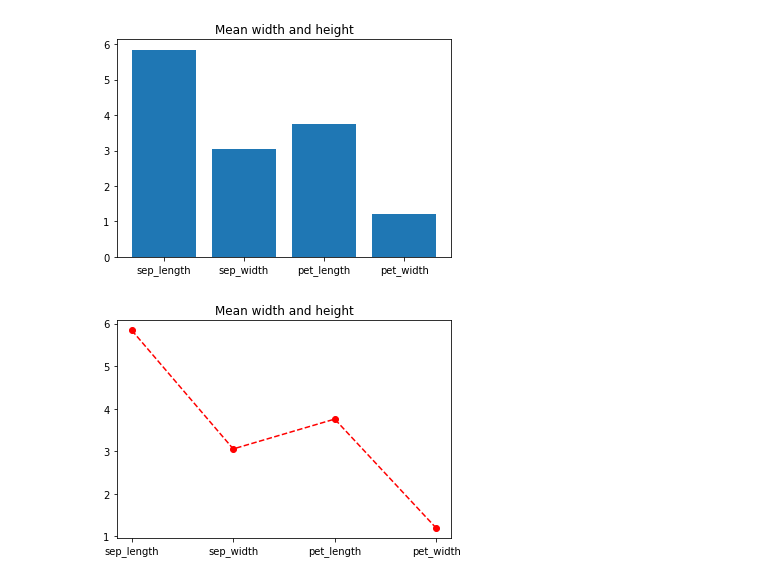
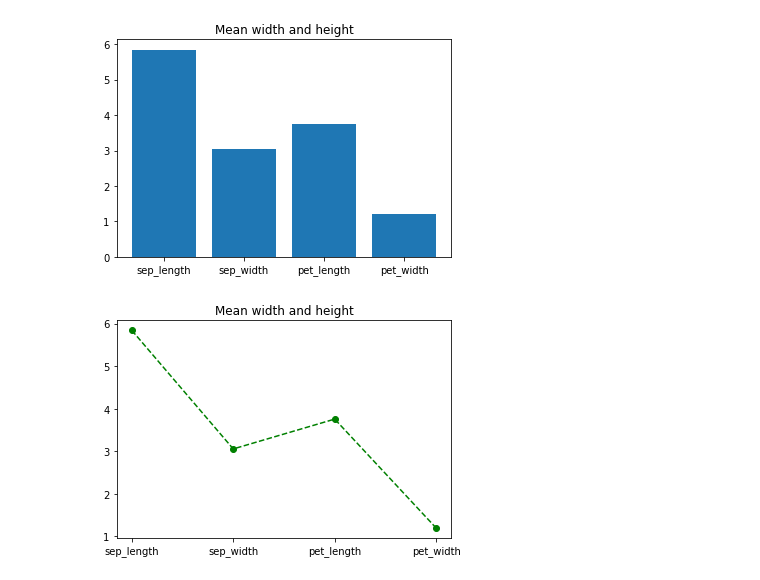
Before and after one commit to rumaak/Prirodou-inspirovane-algoritmy, a Jupyter notebook: 01_uvod/introduction.ipynb, the cells around one changed output. Drawn from its saved outputs; the diff is of its cells as text; code cells hidden in the pictures.

```diff
--- a/01_uvod/introduction.ipynb
+++ b/01_uvod/introduction.ipynb
@@ -513,12 +522,12 @@ plt.show()
 [figure]
 # %%
 # Klasicky graf
-plt.plot(data,'ro--')
+plt.plot(data,'go--')
 plt.title('Mean width and height')
 plt.xticks(y_pos, labels)
 plt.show()
 # %% [output]
-[figure, old version]
+[figure, new version]
 # %% [markdown]
 ## Příklad - Lineární regrese
 
```
Also changed, not shown: parts of 17 cells of this notebook.
